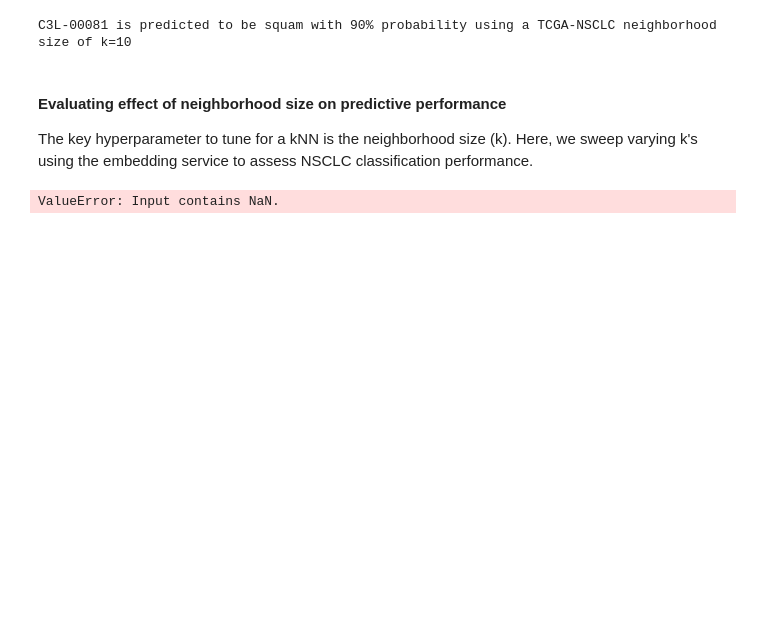
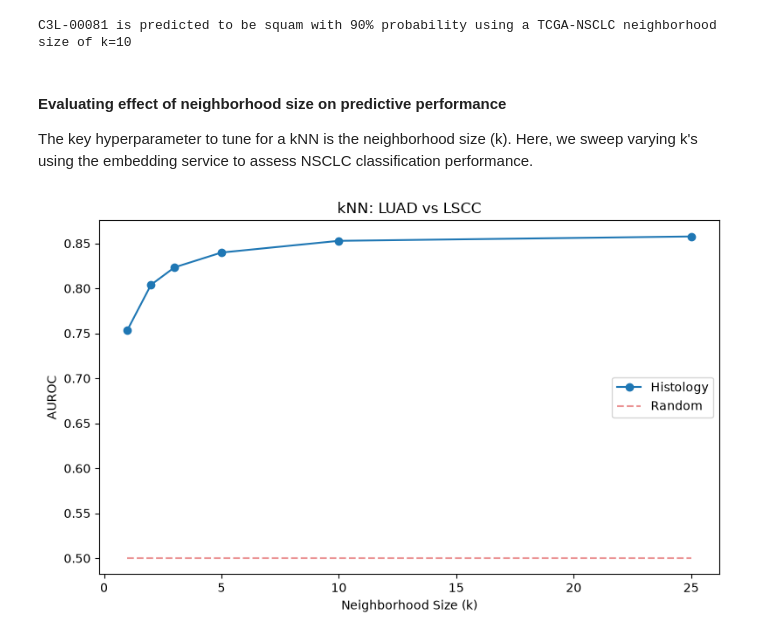
Before and after one commit to uc-cdis/m3ai-demos, a Jupyter notebook: demos/lung-cancer-classification.ipynb, the cells around one changed output. Cells and saved outputs as stored; diff of their text form; code cells hidden in the pictures; blank space fills up the shorter version.

```diff
--- a/demos/lung-cancer-classification.ipynb
+++ b/demos/lung-cancer-classification.ipynb
@@ -227,10 +229,8 @@ from tqdm.contrib.concurrent import thread_map
 
 ks = [1, 2, 3, 5, 10, 25]
 hist_aucs = []
-expr_aucs = []
 for collection, X_test, y_test, aucs in [
     ["hist", X_hist_test, y_test, hist_aucs],
-    ["expr", X_expr_test, y_test, expr_aucs],
 ]:
     for k in ks:
         _fn = lambda x: similarity_search(x, collection=collection, k=k)
@@ -238,16 +238,15 @@ for collection, X_test, y_test, aucs in [
         y_probs = np.asarray(labels).mean(axis=1) # predicted prob for squam
         auc = roc_auc_score(y_true=y_test, y_score=y_probs)
         aucs.append(auc)
-# %% [output]
-ValueError: Input contains NaN.
 # %%
 # plot kNN results
 import matplotlib.pyplot as plt
 
 fig, ax = plt.subplots(figsize=(8, 5))
 ax.plot(ks, hist_aucs, label=f"Histology", marker="o")
-ax.plot(ks, expr_aucs, label=f"RNA-seq", marker="o")
 ax.plot(ks, [0.5] * len(ks), label=f"Random", color="tab:red", alpha=0.5, linestyle="--")
 ax.legend()
 ax.set(xlabel="Neighborhood Size (k)", ylabel="AUROC", title="kNN: LUAD vs LSCC")
 fig.tight_layout()
+# %% [output]
+[figure, added]
```
Also changed, not shown: parts of 2 cells of this notebook, 10 other files.
